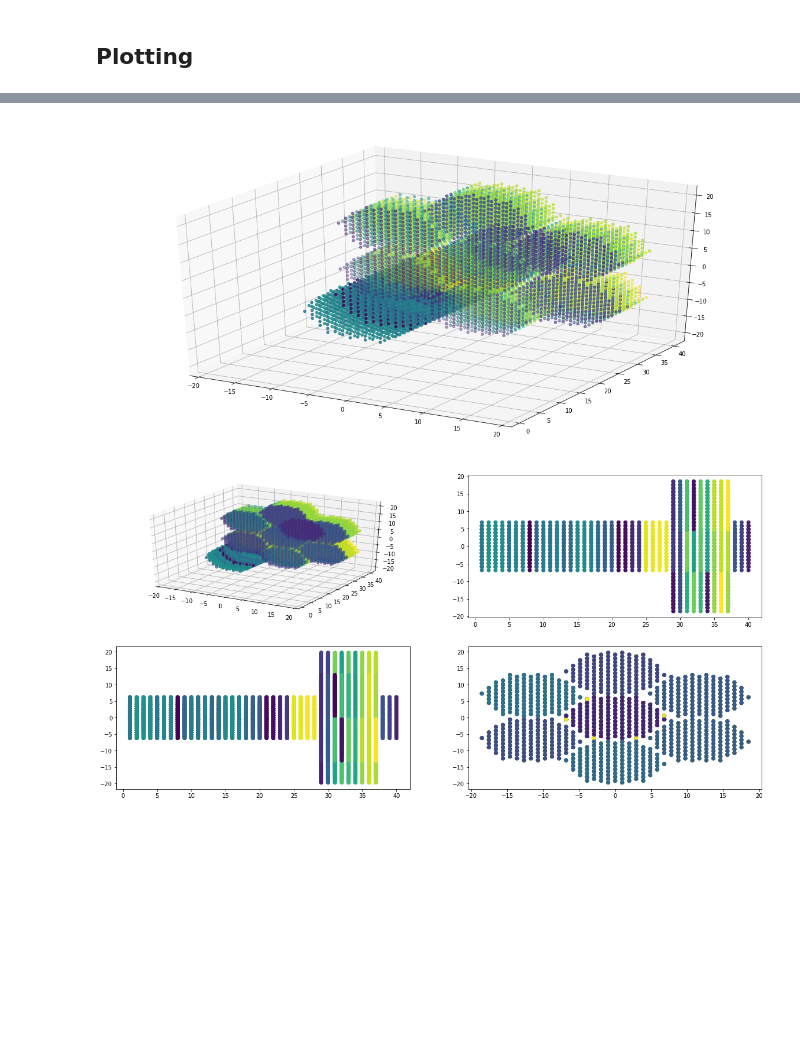
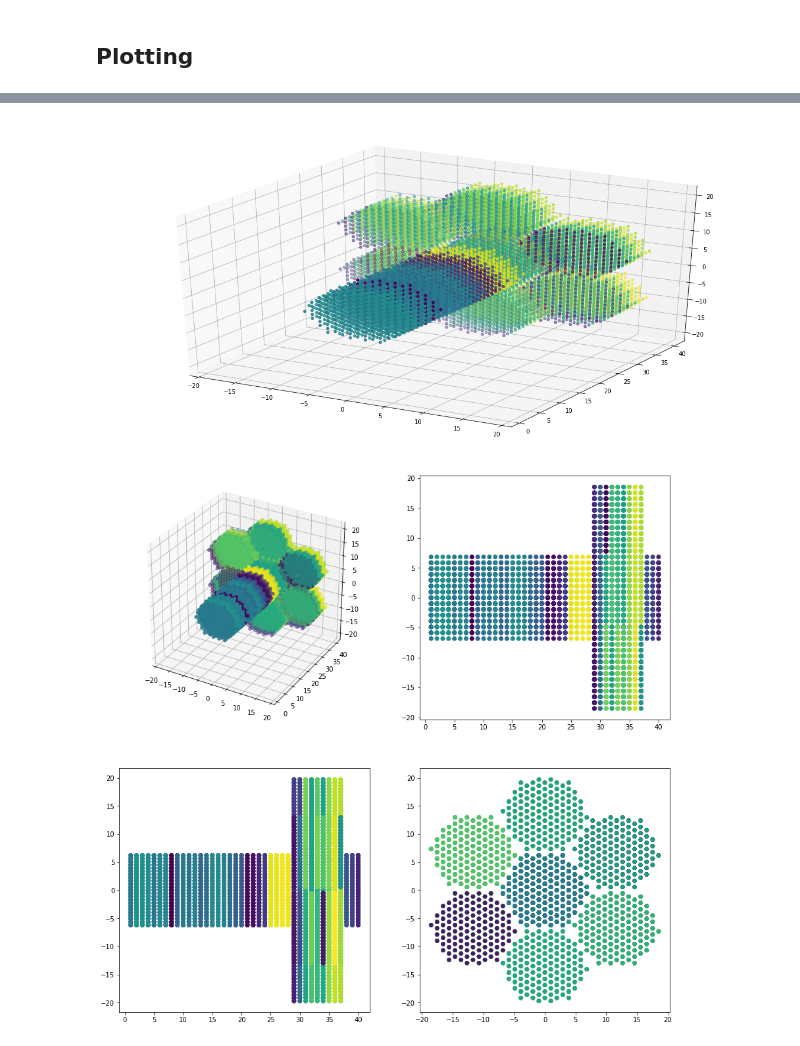
Before and after one commit to UMN-CMS/HGCAL-TB-emaps, a Jupyter notebook: Emap_from_CSV.ipynb, the cells around one changed output, grey strips where cells are left out. Saved outputs shown, nothing was run; the diff lists cells and outputs as text; code cells hidden in the pictures; blank space fills up the shorter version.

```diff
--- a/Emap_from_CSV.ipynb
+++ b/Emap_from_CSV.ipynb
@@ -3,7 +3,6 @@ from emap_tools import *
 
 import matplotlib as mpl
 import matplotlib.pyplot as plt
-mpl.rcParams['image.cmap'] = 'hot_r'
 from matplotlib.colors import LogNorm
 
 from mpl_toolkits.mplot3d import Axes3D
@@ -51,4 +58,4 @@ df_modules['EUDAQ Module IDX'] = df_modules['EUDAQ RB IDX'] * 10 + df_modules['E
 # %% [markdown]
 Since this is the order the modules appear in the data stream
 # %%
-df_modules = df_modules.sort_values(by ='EUDAQ Module IDX')
+df_modules.sort_values(by ='EUDAQ Module IDX', inplace=True)
@@ -186,7 +211,7 @@ ax = fig.add_subplot(111, projection='3d')
 
 cmap = 'viridis'
 m_style = 'H'
-m_size = 100
+m_size = 50
 
 
 for m in modules:
@@ -217,6 +242,8 @@ for m in modules:
     dfs.append(pd.DataFrame(d))
 
 df_xyz = pd.concat(dfs)
+# %%
+df_xyz = df_xyz[::-1]
 # %%
 fig = plt.figure(figsize = (20,10))
 ax = fig.add_subplot(111, projection='3d')
@@ -225,23 +252,25 @@ ax.scatter(df_xyz.x, df_xyz.z, df_xyz.y, c = df_xyz.c, cmap = 'viridis')
 
 plt.show()
 # %% [output]
-[figure, old version]
+[figure, new version]
 # %%
-fig = plt.figure(figsize = (20,10))
+fig = plt.figure(figsize = (15,15))
+
+m_style = 'H'
 
 ax = fig.add_subplot(221, projection='3d')
 ax.scatter(df_xyz.x, df_xyz.z, df_xyz.y, c = df_xyz.c, cmap = 'viridis')
 
 ax = fig.add_subplot(222)#, projection='3d')
 ax.scatter(df_xyz.z, df_xyz.x, c = df_xyz.c, cmap = 'viridis')
 
 ax = fig.add_subplot(223)#, projection='3d')
 ax.scatter(df_xyz.z, df_xyz.y, c = df_xyz.c, cmap = 'viridis')
 
 ax = fig.add_subplot(224)#, projection='3d')
-ax.scatter(df_xyz.x, df_xyz.y, c = df_xyz.c, cmap = 'viridis')
+ax.scatter(df_xyz.x, df_xyz.y, c = df_xyz.c, cmap = 'viridis', marker = m_style)
 
 
 plt.show()
 # %% [output]
-[figure, old version]
+[figure, new version]
```
Also changed, not shown: parts of 10 cells of this notebook.
